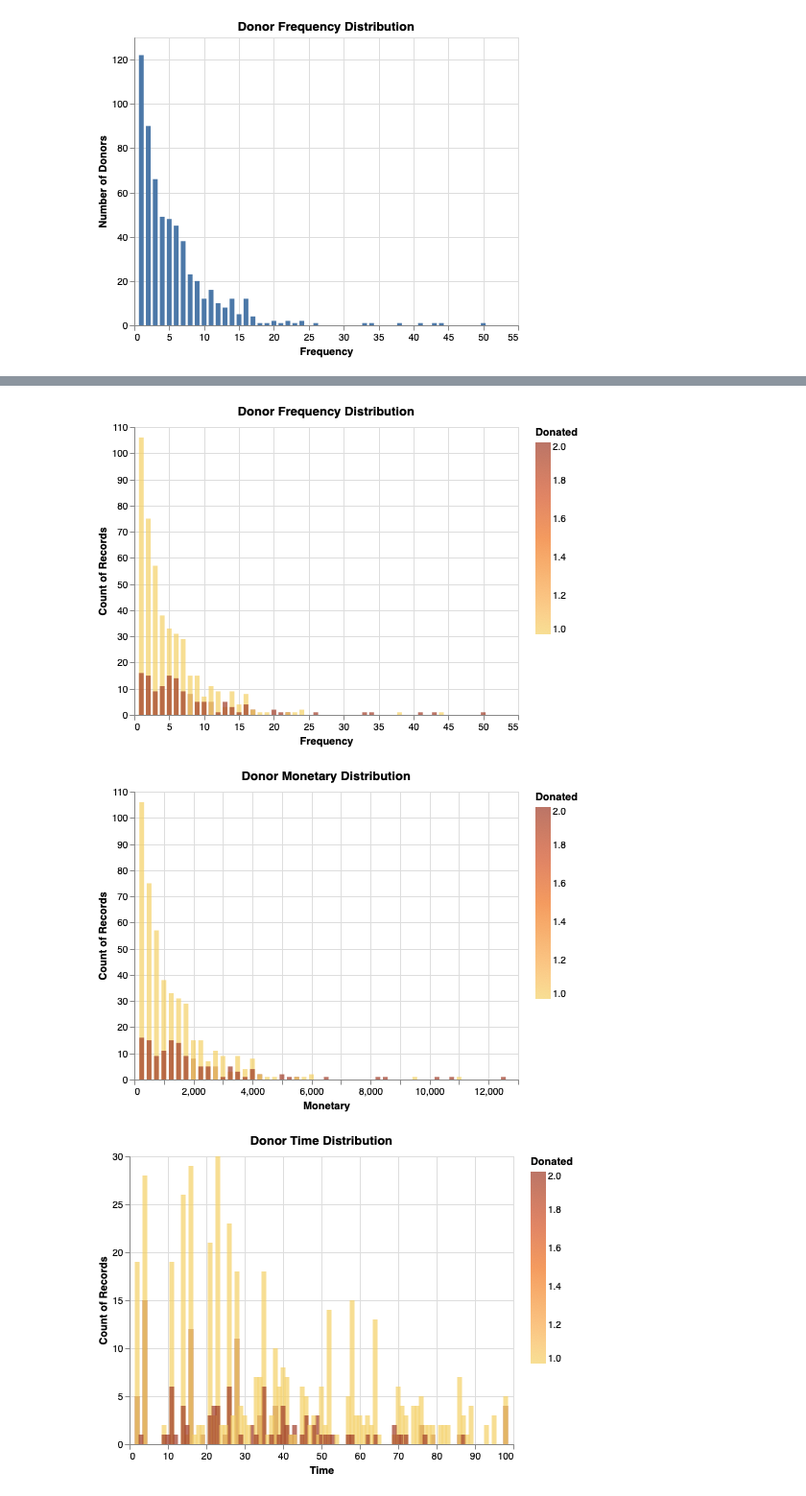
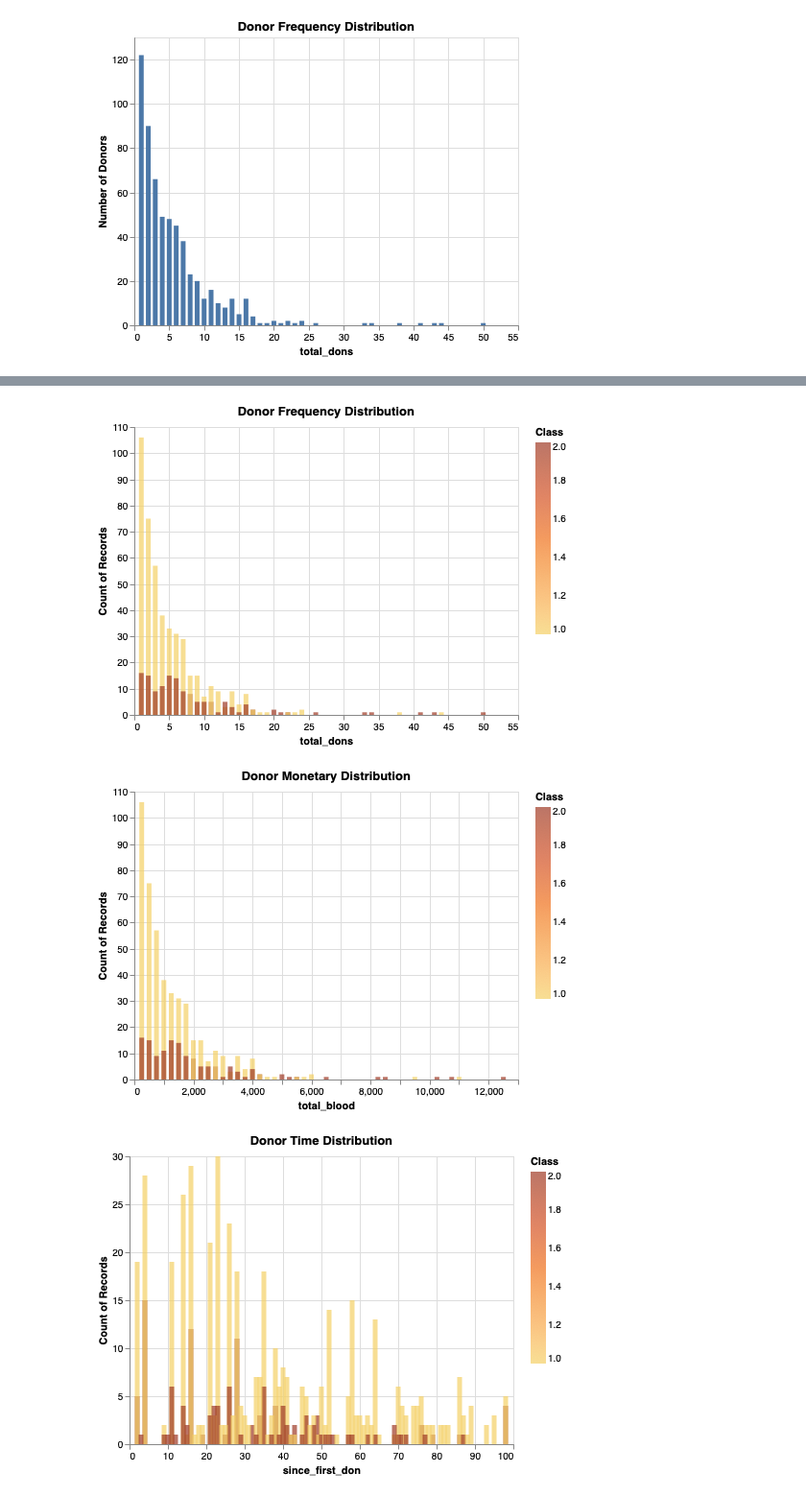
Before and after one commit to tguo9/Blood-Donation-Predictions, a Jupyter notebook: src/EDA.ipynb, the cells around one changed output, grey strips where cells are left out. Shown at 96% size. Saved outputs shown, nothing was run; the diff lists cells and outputs as text; code cells hidden in the pictures.

```diff
--- a/src/EDA.ipynb
+++ b/src/EDA.ipynb
@@ -119,7 +119,5 @@ Comparing the summary for purchased vs not purchased class, we can see that the
 # %% [markdown]
 ## 4. Data Visualizations
-# %%
-blood_df_train.columns = ['Recency', 'Frequency', 'Monetary', 'Time', 'Donated']
 # %%
 blood_df_train
 # %% [output]
@@ -168,24 +166,24 @@ alt.Chart(blood_df_train).mark_bar(opacity = 0.7).encode(
 # %%
 alt.Chart(blood_df_train).mark_bar(opacity = 0.7).encode(
-    alt.X("Frequency"),
+    alt.X("total_dons"),
     alt.Y('count()', stack=None),
-    color=alt.Color('Donated', scale=alt.Scale(scheme='goldorange'))
+    color=alt.Color('Class', scale=alt.Scale(scheme='goldorange'))
 ).properties(title = "Donor Frequency Distribution")
 # %% [output]
-[figure, old version]
+[figure, new version]
 # %%
 alt.Chart(blood_df_train).mark_bar(opacity = 0.7).encode(
-    alt.X("Monetary"),
+    alt.X("total_blood"),
     alt.Y('count()', stack=None),
-    color=alt.Color('Donated', scale=alt.Scale(scheme='goldorange'))
+    color=alt.Color('Class', scale=alt.Scale(scheme='goldorange'))
 ).properties(title = "Donor Monetary Distribution")
 # %% [output]
-[figure, old version]
+[figure, new version]
 # %%
 alt.Chart(blood_df_train).mark_bar(opacity = 0.7).encode(
-    alt.X("Time"),
+    alt.X("since_first_don"),
     alt.Y('count()', stack=None),
-    color=alt.Color('Donated', scale=alt.Scale(scheme='goldorange'))
+    color=alt.Color('Class', scale=alt.Scale(scheme='goldorange'))
 ).properties(title = "Donor Time Distribution")
 # %% [output]
-[figure, old version]
+[figure, new version]
```
Also changed, not shown: parts of 9 cells of this notebook, 2 other files.
